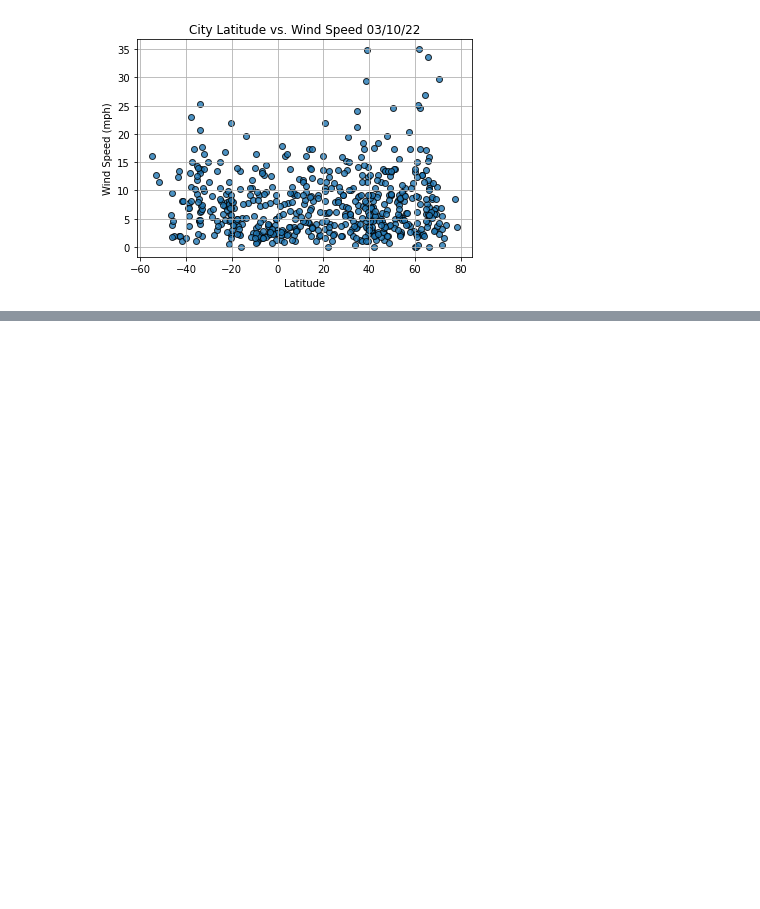
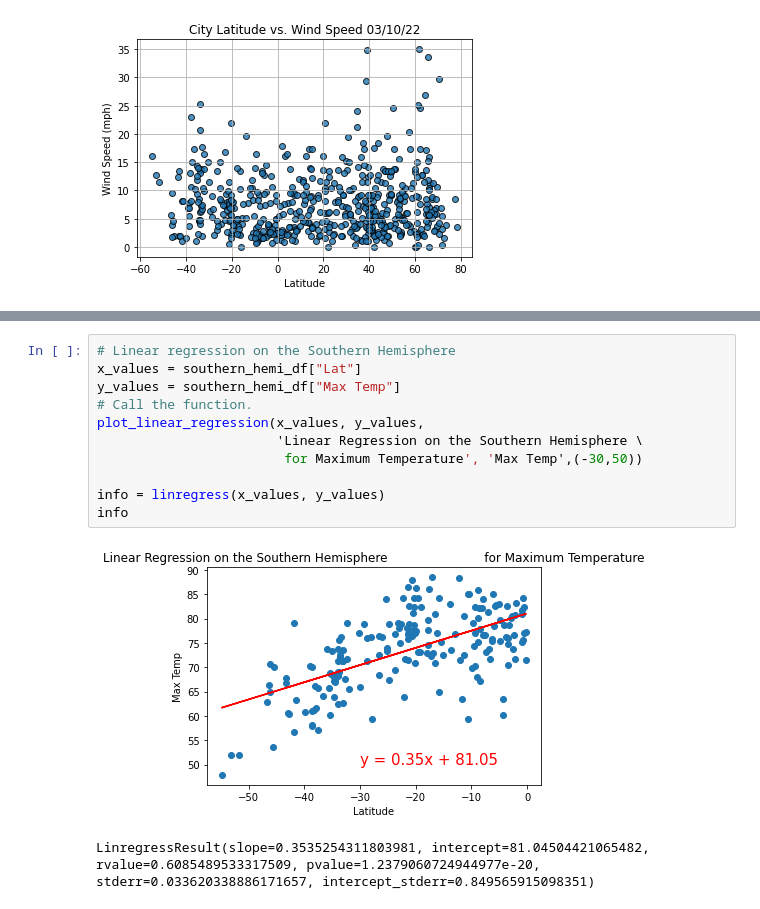
Before and after one commit to vanessacox333/World_Weather_Analysis, a Jupyter notebook: WeatherPy.ipynb, the cells around one changed output, grey strips where cells are left out. Saved outputs shown, nothing was run; the diff lists cells and outputs as text; blank space fills up the shorter version.

```diff
--- a/WeatherPy.ipynb
+++ b/WeatherPy.ipynb
@@ -282,0 +320,14 @@ plt.show()
+# %%
+# Linear regression on the Southern Hemisphere
+x_values = southern_hemi_df["Lat"]
+y_values = southern_hemi_df["Max Temp"]
+# Call the function.
+plot_linear_regression(x_values, y_values,
+                       'Linear Regression on the Southern Hemisphere \
+                        for Maximum Temperature', 'Max Temp',(-30,50))
+
+info = linregress(x_values, y_values)
+info
+# %% [output]
+[figure, added]
+LinregressResult(slope=0.3535254311803981, intercept=81.04504421065482, rvalue=0.6085489533317509, pvalue=1.2379060724944977e-20, stderr=0.033620338886171657, intercept_stderr=0.849565915098351)
```
Also changed, not shown: parts of 9 cells of this notebook, 1 other file.
